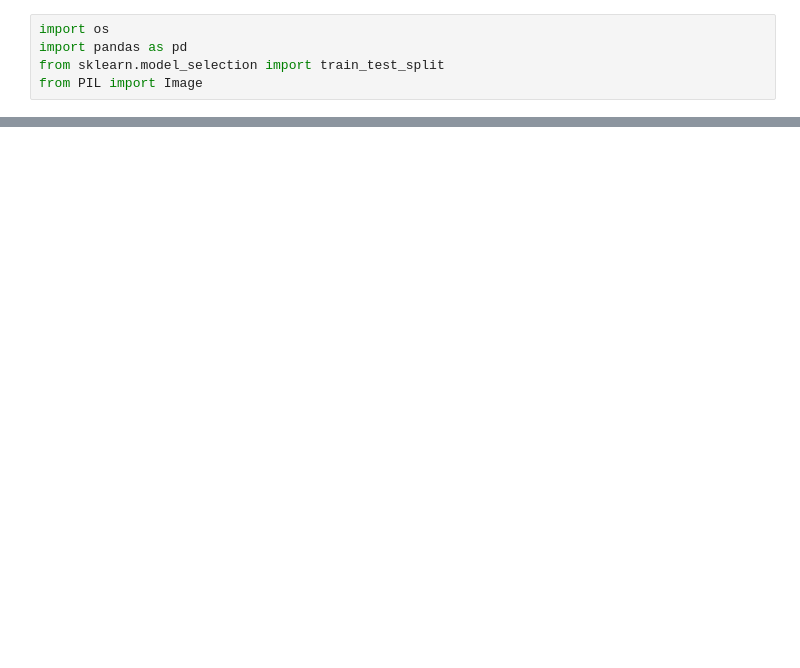
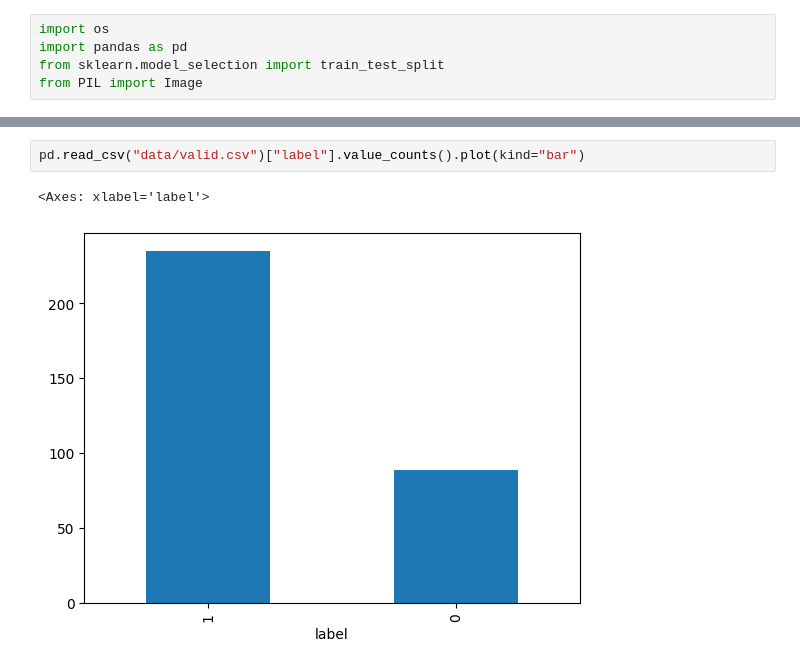
Before and after one commit to yvson18/final-assignment-PDI, a Jupyter notebook: dummy.ipynb, the cells around one changed output, grey strips where cells are left out. Cells and saved outputs as stored; diff of their text form; blank space fills up the shorter version.

```diff
--- a/dummy.ipynb
+++ b/dummy.ipynb
@@ -54,0 +121,5 @@ create_csv_and_split("data/dogs", "data/cats")
+# %%
+pd.read_csv("data/valid.csv")["label"].value_counts().plot(kind="bar")
+# %% [output]
+<Axes: xlabel='label'>
+[figure, added]
```
Also changed, not shown: parts of 32 cells of this notebook, 9 other files.
